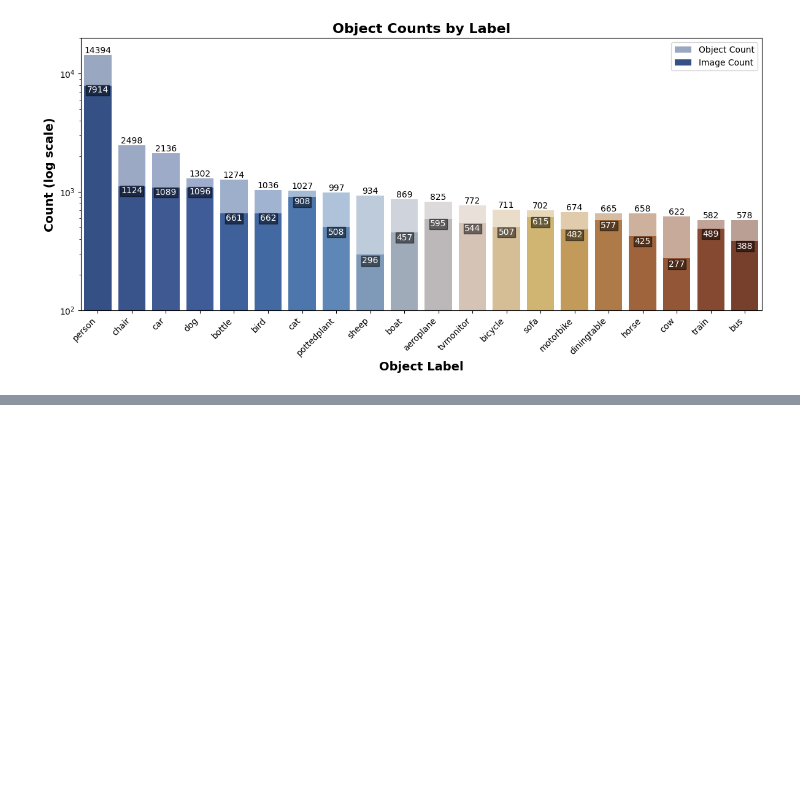
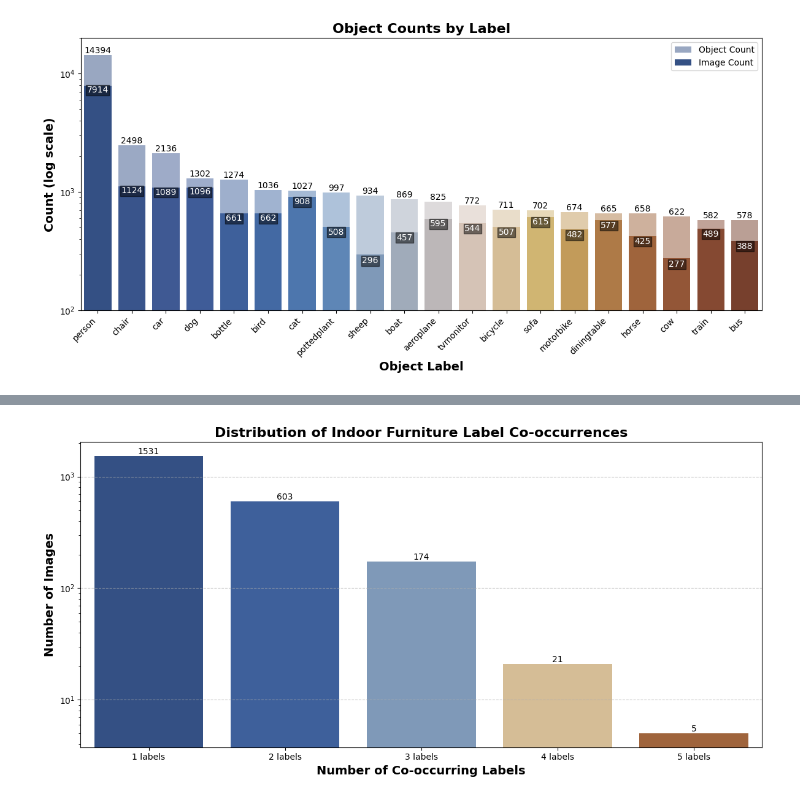
Before and after one commit to ZachParent/mai-object-recognition, a Jupyter notebook: practicals/p1/notes/0.3_dataset_analysis_2025-02-27.ipynb, the cells around one changed output, grey strips where cells are left out. Cells and saved outputs as stored; diff of their text form; code cells hidden in the pictures; blank space fills up the shorter version.

```diff
--- a/practicals/p1/notes/0.3_dataset_analysis_2025-02-27.ipynb
+++ b/practicals/p1/notes/0.3_dataset_analysis_2025-02-27.ipynb
@@ -242,0 +331,41 @@ plt.show()
+# %%
+# Get images containing indoor furniture labels
+indoor_labels = ['chair', 'diningtable', 'pottedplant', 'sofa', 'tvmonitor']
+
+indoor_cooccurrence = df_objects[df_objects['label_name'].isin(indoor_labels)].groupby('file_path')['label_name'].unique()
+indoor_cooccurrence = indoor_cooccurrence.apply(set)
+
+# Count images with different numbers of indoor labels
+counts = []
+labels = []
+for n in range(1, len(indoor_labels) + 1):
+    n_label_scenes = indoor_cooccurrence[indoor_cooccurrence.apply(lambda x: len(x) == n)]
+    num_scenes = len(n_label_scenes)
+    counts.append(num_scenes)
+    labels.append(f"{n} labels")
+# %%
+cmap = load_cmap('Alacena', cmap_type='continuous', reverse=True)
+colors = [cmap(i/len(indoor_labels)) for i in range(len(indoor_labels))]
+
+plt.figure(figsize=(12, 6))
+bars = plt.bar(labels, counts, color=colors)
+
+plt.title('Distribution of Indoor Furniture Label Co-occurrences', fontsize=16, fontweight='bold')
+plt.xlabel('Number of Co-occurring Labels', fontsize=14, fontweight='bold')
+plt.ylabel('Number of Images', fontsize=14, fontweight='bold')
+
+plt.yscale('log')
+plt.xlim(-0.5, len(labels) - 0.5)
+
+for bar in bars:
+    height = bar.get_height()
+    plt.text(bar.get_x() + bar.get_width()/2., height,
+             f'{int(height)}',
+             ha='center', va='bottom')
+
+plt.grid(axis='y', linestyle='--', alpha=0.7)
+plt.tight_layout()
+plt.savefig(FIGURES_DIR / "indoor_label_cooccurrence_distribution.png")
+plt.show()
+# %% [output]
+[figure, added]
```
Also changed, not shown: parts of 10 cells of this notebook, 3 other files.
